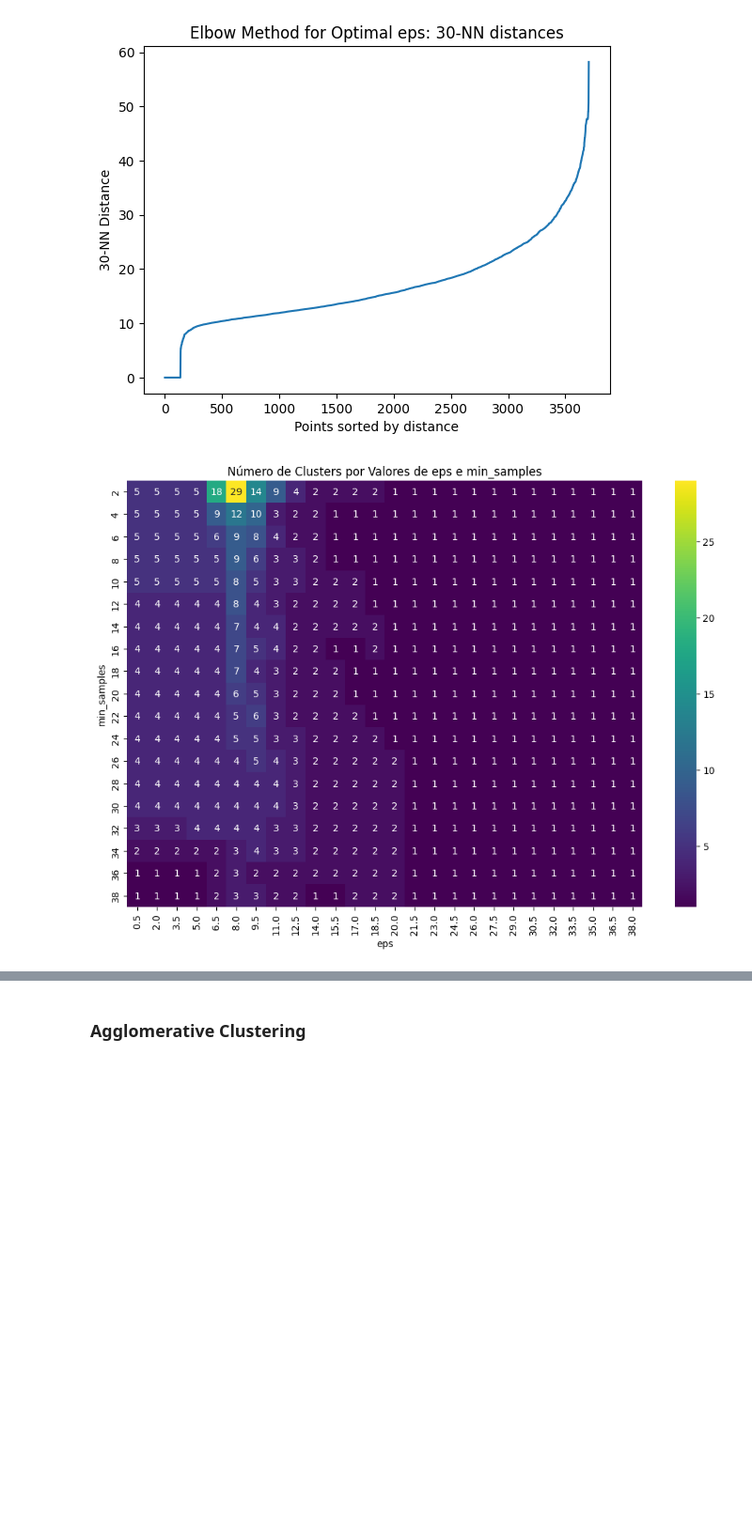
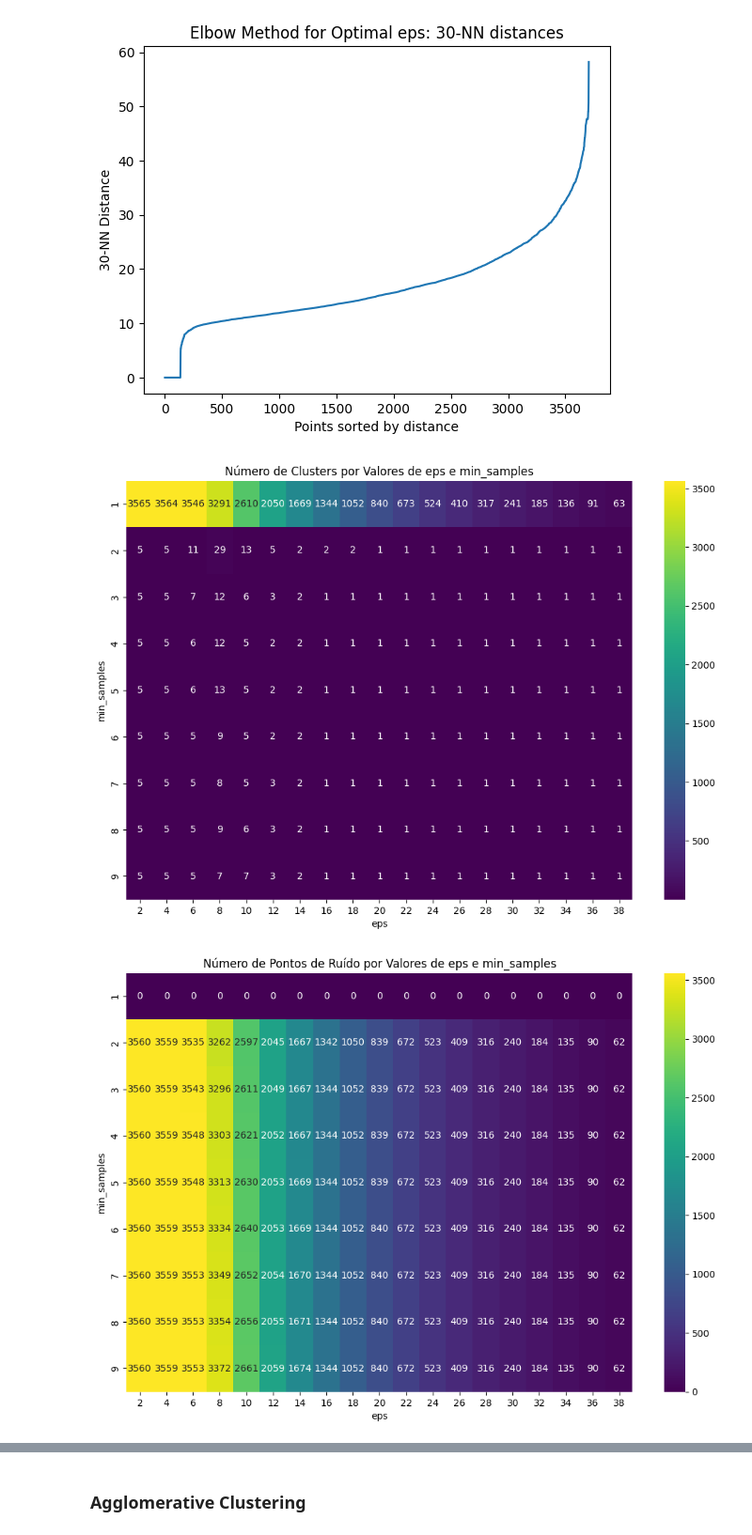
Before and after one commit to PedroSiqueira1/cluster-movie-ratings, a Jupyter notebook: cluster.ipynb, the cells around one changed output, grey strips where cells are left out. Shown: that part at 94% size. Drawn from its saved outputs; the diff is of its cells as text; code cells hidden in the pictures; blank space fills up the shorter version.

```diff
--- a/cluster.ipynb
+++ b/cluster.ipynb
@@ -285,38 +234,50 @@ optimal_eps = find_eps_knee(distances)
 [figure]
 # %%
 # Definir os intervalos de valores para eps e min_samples
-eps_values = np.arange(0.5, 39.5, 1.5)
-min_samples_values = np.arange(2, 40, 2)
+eps_values = np.arange(2, 40, 2)
+min_samples_values = np.arange(1, 10, 1)
 
 # Criar um DataFrame para armazenar os resultados
 results = pd.DataFrame(columns=['eps', 'min_samples', 'n_clusters', 'n_noise'])
 
 # Testar diferentes combinações de eps e min_samples
 for eps in eps_values:
     for min_samples in min_samples_values:
         dbscan = DBSCAN(eps=eps, min_samples=min_samples, metric='euclidean')
         dbscan_labels = dbscan.fit_predict(user_movie_matrix_filled.T)
 
         # Contar o número de clusters e pontos de ruído
         n_clusters = len(set(dbscan_labels)) - (1 if -1 in dbscan_labels else 0)
         n_noise = list(dbscan_labels).count(-1)
 
         # Adicionar os resultados ao DataFrame
         results = pd.concat([results, pd.DataFrame({'eps': [eps], 'min_samples': [min_samples], 'n_clusters': [n_clusters], 'n_noise': [n_noise]})], ignore_index=True)
 
 
 
 # Visualizar os resultados usando um heatmap
 pivot_table = results.pivot_table(index='min_samples', columns='eps', values='n_clusters', aggfunc=np.sum)
 pivot_table = pivot_table.astype(int)
 
 
 plt.figure(figsize=(12, 8))
 sns.heatmap(pivot_table, annot=True, fmt="d", cmap='viridis')
 plt.title('Número de Clusters por Valores de eps e min_samples')
 plt.xlabel('eps')
 plt.ylabel('min_samples')
 plt.show()
+
+# Visualize the number of noise points
+pivot_table = results.pivot_table(index='min_samples', columns='eps', values='n_noise', aggfunc=np.sum)
+pivot_table = pivot_table.astype(int)
+
+plt.figure(figsize=(12, 8))
+sns.heatmap(pivot_table, annot=True, fmt="d", cmap='viridis')
+plt.title('Número de Pontos de Ruído por Valores de eps e min_samples')
+plt.xlabel('eps')
+plt.ylabel('min_samples')
+plt.show()
 # %% [output]
-[figure, old version]
+[figure, new version]
+[figure, added]
 # %%
```
Also changed, not shown: parts of 11 cells of this notebook.
